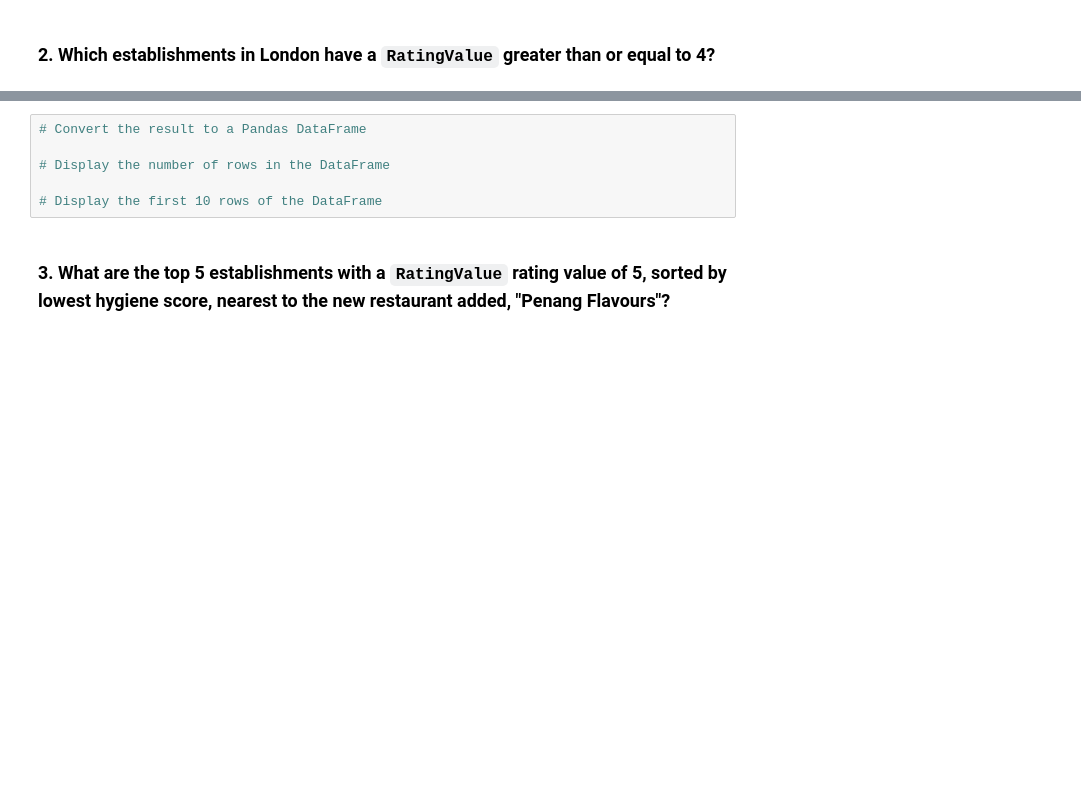
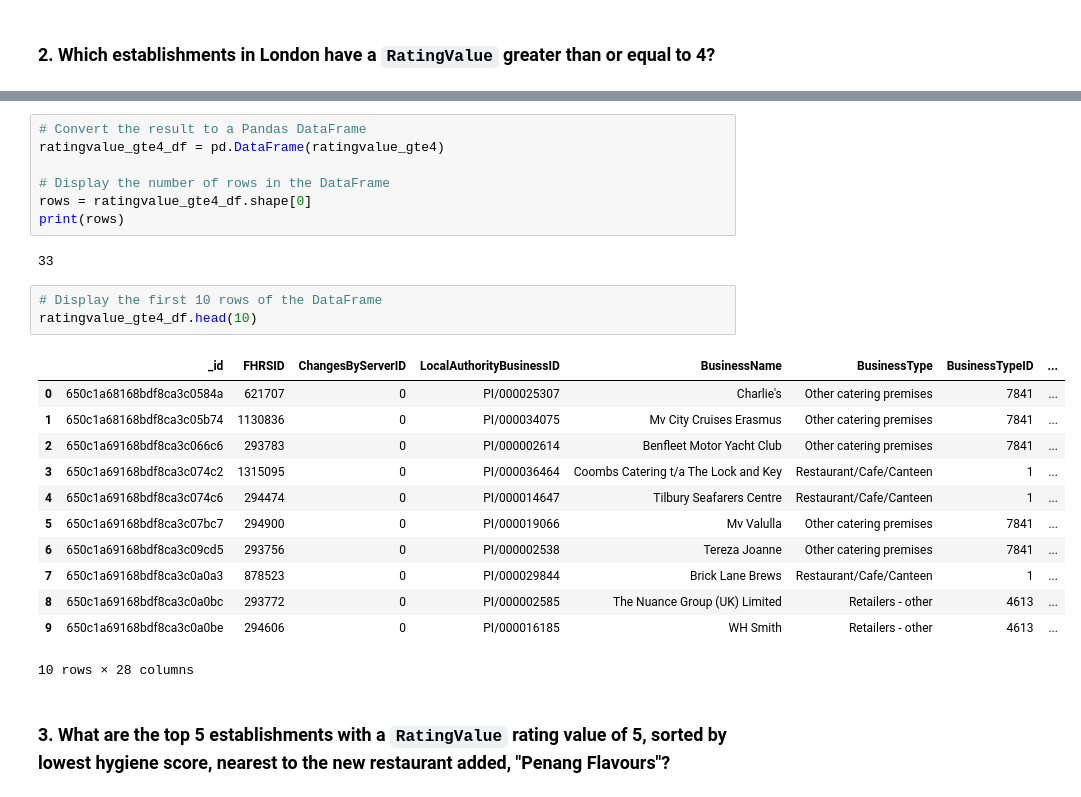
Before and after one commit to mariadiosdado/nosql-challenge, a Jupyter notebook: NoSQL_analysis_starter.ipynb, the cells around one changed output, grey strips where cells are left out. Cells and saved outputs as stored; diff of their text form; blank space fills up the shorter version.

```diff
--- a/NoSQL_analysis_starter.ipynb
+++ b/NoSQL_analysis_starter.ipynb
@@ -54,9 +124,28 @@ query =
 # %%
 # Convert the result to a Pandas DataFrame
+ratingvalue_gte4_df = pd.DataFrame(ratingvalue_gte4)
 
 # Display the number of rows in the DataFrame
-
-# Display the first 10 rows of the DataFrame
+rows = ratingvalue_gte4_df.shape[0]
+print(rows)
+# %% [output]
+33
+# %%
+# Display the first 10 rows of the DataFrame
+ratingvalue_gte4_df.head(10)
+# %% [output]
+|  | _id | FHRSID | ChangesByServerID | LocalAuthorityBusinessID | BusinessName | BusinessType | BusinessTypeID | ... |
+| 0 | 650c1a68168bdf8ca3c0584a | 621707 | 0 | PI/000025307 | Charlie's | Other catering premises | 7841 | ... |
+| 1 | 650c1a68168bdf8ca3c05b74 | 1130836 | 0 | PI/000034075 | Mv City Cruises Erasmus | Other catering premises | 7841 | ... |
+| 2 | 650c1a69168bdf8ca3c066c6 | 293783 | 0 | PI/000002614 | Benfleet Motor Yacht Club | Other catering premises | 7841 | ... |
+| 3 | 650c1a69168bdf8ca3c074c2 | 1315095 | 0 | PI/000036464 | Coombs Catering t/a The Lock and Key | Restaurant/Cafe/Canteen | 1 | ... |
+| 4 | 650c1a69168bdf8ca3c074c6 | 294474 | 0 | PI/000014647 | Tilbury Seafarers Centre | Restaurant/Cafe/Canteen | 1 | ... |
+| 5 | 650c1a69168bdf8ca3c07bc7 | 294900 | 0 | PI/000019066 | Mv Valulla | Other catering premises | 7841 | ... |
+| 6 | 650c1a69168bdf8ca3c09cd5 | 293756 | 0 | PI/000002538 | Tereza Joanne | Other catering premises | 7841 | ... |
+| 7 | 650c1a69168bdf8ca3c0a0a3 | 878523 | 0 | PI/000029844 | Brick Lane Brews | Restaurant/Cafe/Canteen | 1 | ... |
+| 8 | 650c1a69168bdf8ca3c0a0bc | 293772 | 0 | PI/000002585 | The Nuance Group (UK) Limited | Retailers - other | 4613 | ... |
+| 9 | 650c1a69168bdf8ca3c0a0be | 294606 | 0 | PI/000016185 | WH Smith | Retailers - other | 4613 | ... |
+10 rows × 28 columns
 # %% [markdown]
 ### 3. What are the top 5 establishments with a `RatingValue` rating value of 5, sorted by lowest hygiene score, nearest to the new restaurant added, "Penang Flavours"?
 # %%
```
Also changed, not shown: parts of 10 cells of this notebook.
